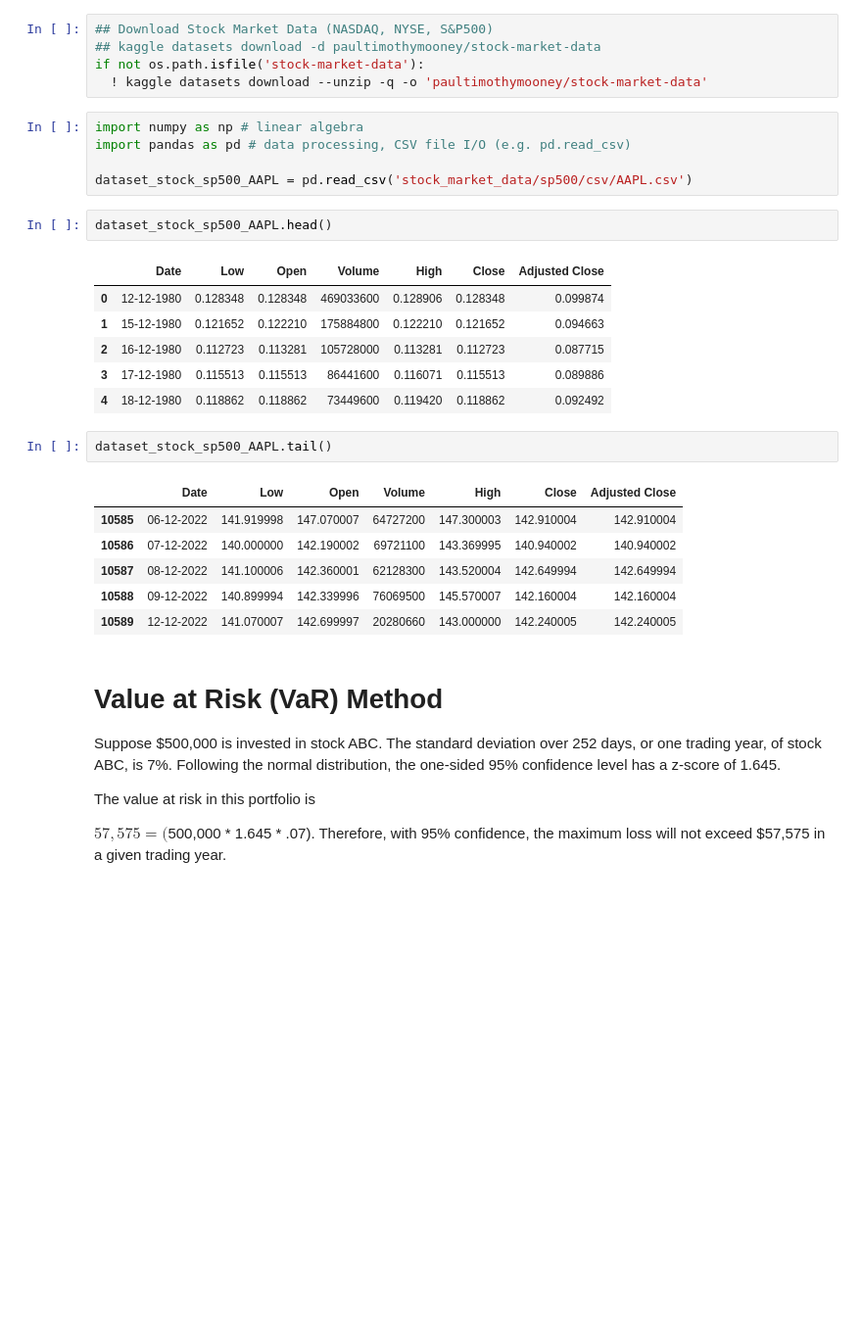
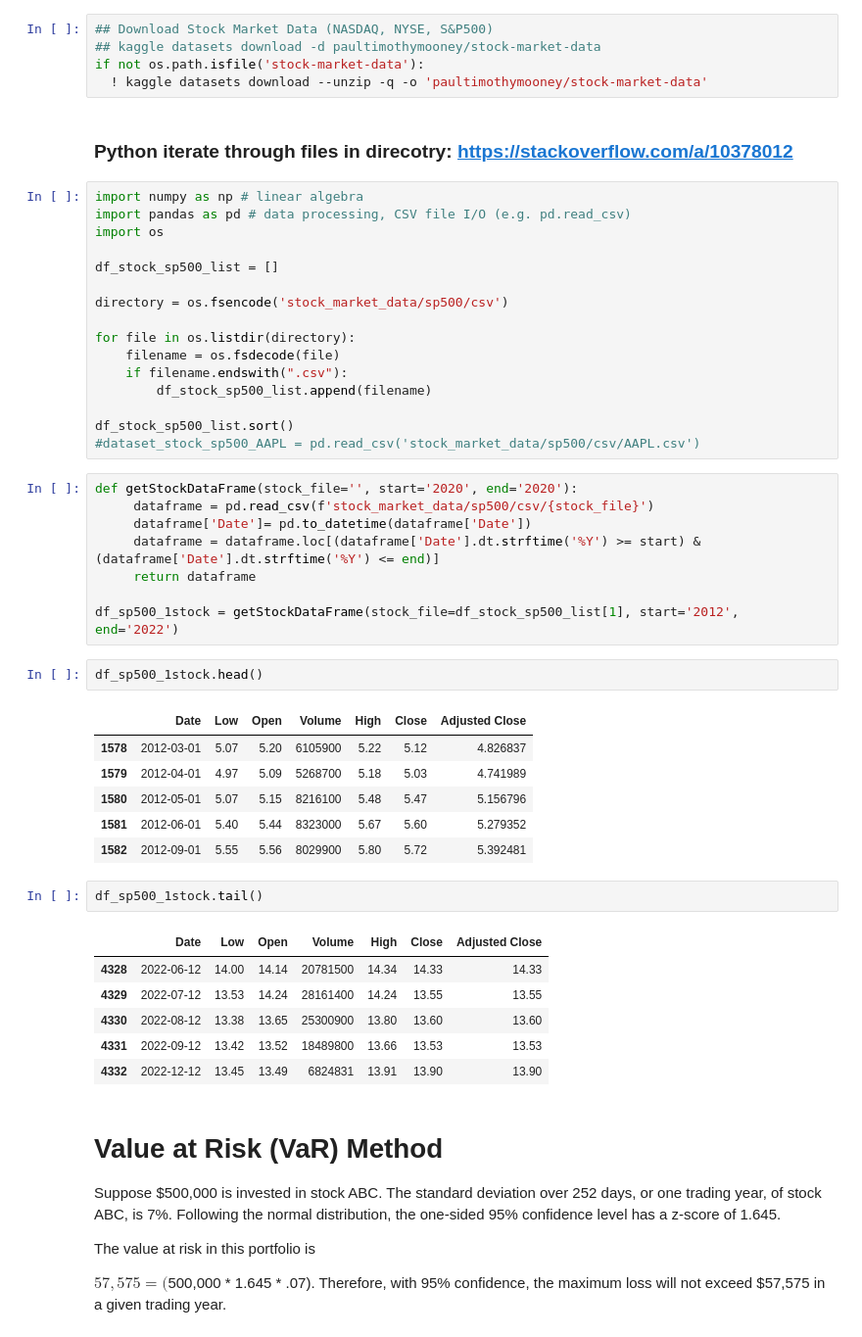
Before and after one commit to farhanarrafi/UNT-CS-Machine-Learning-Project, a Jupyter notebook: MachineLearning_Project.ipynb, the cells around one changed output. Shown at 98% size. Saved outputs shown, nothing was run; the diff lists cells and outputs as text; blank space fills up the shorter version.

Commit message:
Added code to add all stock file name in list and filter using year

```diff
--- a/MachineLearning_Project.ipynb
+++ b/MachineLearning_Project.ipynb
@@ -113,29 +113,50 @@ def download_Tweets():
 ## kaggle datasets download -d paultimothymooney/stock-market-data
 if not os.path.isfile('stock-market-data'):
   ! kaggle datasets download --unzip -q -o 'paultimothymooney/stock-market-data'
+# %% [markdown]
+### Python iterate through files in direcotry: https://stackoverflow.com/a/10378012
 # %%
 import numpy as np # linear algebra
 import pandas as pd # data processing, CSV file I/O (e.g. pd.read_csv)
+import os
 
-dataset_stock_sp500_AAPL = pd.read_csv('stock_market_data/sp500/csv/AAPL.csv')
+df_stock_sp500_list = []
+
+directory = os.fsencode('stock_market_data/sp500/csv')
+
+for file in os.listdir(directory):
+    filename = os.fsdecode(file)
+    if filename.endswith(".csv"):
+        df_stock_sp500_list.append(filename)
+
+df_stock_sp500_list.sort()
+#dataset_stock_sp500_AAPL = pd.read_csv('stock_market_data/sp500/csv/AAPL.csv')
+# %%
+def getStockDataFrame(stock_file='', start='2020', end='2020'):
+     dataframe = pd.read_csv(f'stock_market_data/sp500/csv/{stock_file}')
+     dataframe['Date']= pd.to_datetime(dataframe['Date'])
+     dataframe = dataframe.loc[(dataframe['Date'].dt.strftime('%Y') >= start) & (dataframe['Date'].dt.strftime('%Y') <= end)]
+     return dataframe
+
+df_sp500_1stock = getStockDataFrame(stock_file=df_stock_sp500_list[1], start='2012', end='2022')
 # %%
-dataset_stock_sp500_AAPL.head()
+df_sp500_1stock.head()
 # %% [output]
 |  | Date | Low | Open | Volume | High | Close | Adjusted Close |
-| 0 | 12-12-1980 | 0.128348 | 0.128348 | 469033600 | 0.128906 | 0.128348 | 0.099874 |
-| 1 | 15-12-1980 | 0.121652 | 0.122210 | 175884800 | 0.122210 | 0.121652 | 0.094663 |
-| 2 | 16-12-1980 | 0.112723 | 0.113281 | 105728000 | 0.113281 | 0.112723 | 0.087715 |
-| 3 | 17-12-1980 | 0.115513 | 0.115513 | 86441600 | 0.116071 | 0.115513 | 0.089886 |
-| 4 | 18-12-1980 | 0.118862 | 0.118862 | 73449600 | 0.119420 | 0.118862 | 0.092492 |
+| 1578 | 2012-03-01 | 5.07 | 5.20 | 6105900 | 5.22 | 5.12 | 4.826837 |
+| 1579 | 2012-04-01 | 4.97 | 5.09 | 5268700 | 5.18 | 5.03 | 4.741989 |
+| 1580 | 2012-05-01 | 5.07 | 5.15 | 8216100 | 5.48 | 5.47 | 5.156796 |
+| 1581 | 2012-06-01 | 5.40 | 5.44 | 8323000 | 5.67 | 5.60 | 5.279352 |
+| 1582 | 2012-09-01 | 5.55 | 5.56 | 8029900 | 5.80 | 5.72 | 5.392481 |
 # %%
-dataset_stock_sp500_AAPL.tail()
+df_sp500_1stock.tail()
 # %% [output]
 |  | Date | Low | Open | Volume | High | Close | Adjusted Close |
-| 10585 | 06-12-2022 | 141.919998 | 147.070007 | 64727200 | 147.300003 | 142.910004 | 142.910004 |
-| 10586 | 07-12-2022 | 140.000000 | 142.190002 | 69721100 | 143.369995 | 140.940002 | 140.940002 |
-| 10587 | 08-12-2022 | 141.100006 | 142.360001 | 62128300 | 143.520004 | 142.649994 | 142.649994 |
-| 10588 | 09-12-2022 | 140.899994 | 142.339996 | 76069500 | 145.570007 | 142.160004 | 142.160004 |
-| 10589 | 12-12-2022 | 141.070007 | 142.699997 | 20280660 | 143.000000 | 142.240005 | 142.240005 |
+| 4328 | 2022-06-12 | 14.00 | 14.14 | 20781500 | 14.34 | 14.33 | 14.33 |
+| 4329 | 2022-07-12 | 13.53 | 14.24 | 28161400 | 14.24 | 13.55 | 13.55 |
+| 4330 | 2022-08-12 | 13.38 | 13.65 | 25300900 | 13.80 | 13.60 | 13.60 |
+| 4331 | 2022-09-12 | 13.42 | 13.52 | 18489800 | 13.66 | 13.53 | 13.53 |
+| 4332 | 2022-12-12 | 13.45 | 13.49 | 6824831 | 13.91 | 13.90 | 13.90 |
 # %% [markdown]
 # Value at Risk (VaR) Method
 Suppose $500,000 is invested in stock ABC. The standard deviation over 252 days, or one trading year, of stock ABC, is 7%. Following the normal distribution, the one-sided 95% confidence level has a z-score of 1.645.
```
Also changed, not shown: parts of 1 cell of this notebook.
